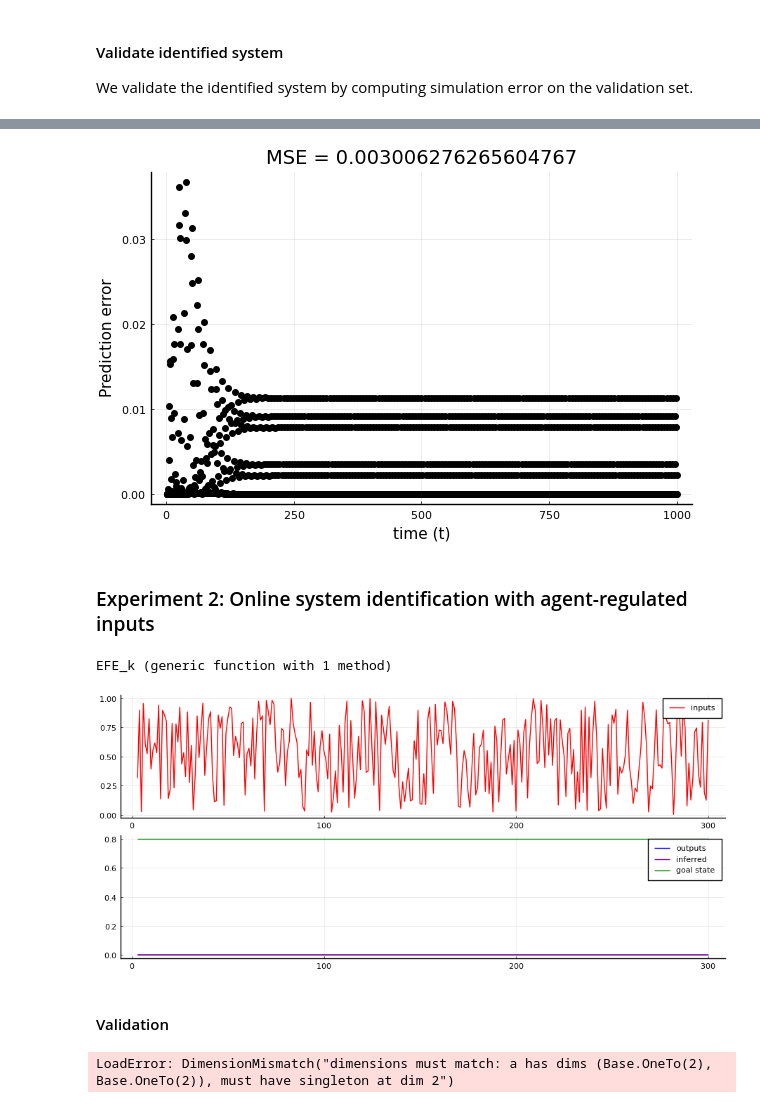
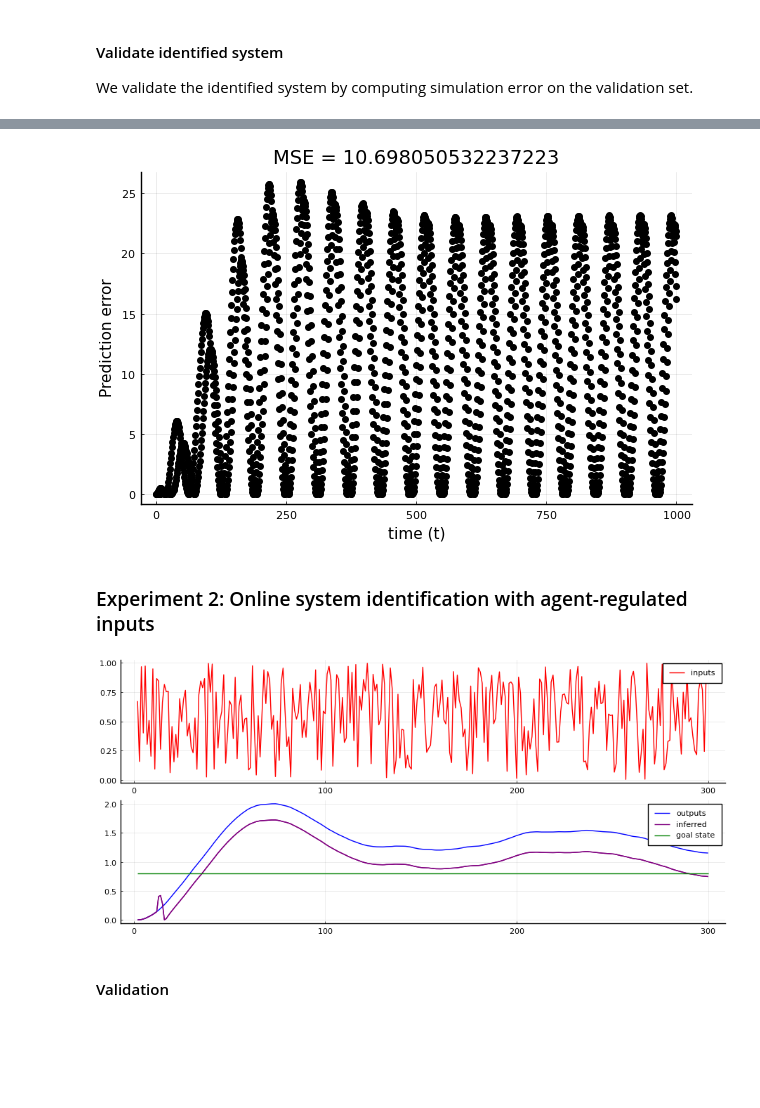
Before and after one commit to wmkouw/actinf-oscillator, a Jupyter notebook: demo_ActInf-GFX-oscillator.ipynb, the cells around one changed output, grey strips where cells are left out. Drawn from its saved outputs; the diff is of its cells as text; code cells hidden in the pictures; blank space fills up the shorter version.

```diff
--- a/demo_ActInf-GFX-oscillator.ipynb
+++ b/demo_ActInf-GFX-oscillator.ipynb
@@ -366,16 +408,16 @@ plot!(zoom, preds[1][zoom,1], label="simulation", color="blue")
 Plots.savefig(p23, "figures/simulations.png")
 # %%
 # Compute prediction error
-sq_pred_error = (preds[1] .- outputs_val).^2
+sq_pred_error = (preds[1] .- output_val).^2
 
 # Simulation error
 MSE_sim = mean(sq_pred_error)
 
 # Scatter error over time
 p24 = scatter(1:T_val, sq_pred_error, color="black", xlabel="time (t)", ylabel="Prediction error", label="")
 title!("MSE = "*string(MSE_sim))
 # %% [output]
-[figure, old version]
+[figure, new version]
 # %%
 Plots.savefig(p24, "figures/sim-errors.png")
 # %% [markdown]
@@ -384,10 +426,10 @@ Plots.savefig(p24, "figures/sim-errors.png")
 function EFE_k(action, prior_state, goal_state, model_params)
 
     # Unpack model parameters
-    θ, η, ζ, ξ = model_params
+    θ, η, τ, ξ = model_params
 
     # Process noise
-    Σ_z = inv(ζ) *[1. 0.; 0. 0.]
+    Σ_z = inv(τ) *[1. 0.; 0. 0.]
 
     # Helper matrices
     S = [0. 0.; 1. 0.]
@@ -416,9 +458,7 @@ function EFE_k(action, prior_state, goal_state, model_params)
 
     # Update loss.
     return risk + ambiguity
-end
+end;
-# %% [output]
-EFE_k (generic function with 1 method)
 # %%
 # Time horizon
 T = 300
@@ -515,14 +555,14 @@ est_states = (zeros(T,2), zeros(T,2,2))
 
 end
 # %%
-p1 = plot(3:T, inputs[3:T], color="red", label="inputs")
-p2 = plot(3:T, outputs[3:T], color="blue", label="outputs")
-plot!(3:T, est_states[1][3:T], color="purple", label="inferred")
-plot!(3:T, est_states[1][3:T], ribbon=[est_states[2][3:T], est_states[2][3:T]], color="purple", label="")
-plot!(3:T, goal_state[1]*ones(T-2,), color="green", label="goal state")
+p1 = plot(2:T, input[2:T], color="red", label="inputs")
+p2 = plot(2:T, output[2:T], color="blue", label="outputs")
+plot!(2:T, est_states[1][2:T], color="purple", label="inferred")
+plot!(2:T, est_states[1][2:T], ribbon=[est_states[2][2:T], est_states[2][2:T]], color="purple", label="")
+plot!(2:T, goal_state[1]*ones(T-2,), color="green", label="goal state")
 plot(p1, p2, layout=(2,1), size=(900,400))
 # %% [output]
-[figure, old version]
+[figure, new version]
 # %% [markdown]
 #### Validation
 # %%
@@ -534,25 +574,24 @@ inputs_val = cos.(range(1, stop=T_val)*π/6);
 # inputs_val = [mean(sin.(t./ (0.1:.1:6 .*π))) for t in 1:T_val];
 # %%
 # Preallocate arrays
-states_val = zeros(T_val,)
-outputs_val = zeros(T_val,)
+states_val = zeros(T_val,2)
+output_val = zeros(T_val,)
+
+# Convenience variables
+EA = (S + s*mn(marginals[:θ])')
+EB = s*mn(marginals[:η])
 
 # Preallocate prediction arrays
-preds = (zeros(T_val,), zeros(T_val,))
+preds = (zeros(T_val,2), zeros(T_val,2,2))
 
-@showprogress for k = 3:T_val
+@showprogress for k = 2:T_val
 
     # Simulate forward
-    outputs_val[k], states_val[k] = sim_sys(inputs_val[k], states_val[[k-1,k-2]], sys_params)
-
-    # Inferred prior states
-    z_kmin1 = preds[1][[k-1,k-2]]
+    output_val[k], states_val[k,:] = sim_sys(input_val[k], states_val[k-1,:], subs_params)
 
     # Posterior predictive
-    preds[1][k] = mn(marginals[:θ])'*z_kmin1 + mn(marginals[:η])*inputs_val[k]
-    preds[2][k] = z_kmin1'*pc(marginals[:θ])*z_kmin1 + inputs_val[k]'*pc(marginals[:η])*inputs_val[k] + mn(marginals[:ξ])
+    preds[1][k,:] = EA*preds[1][k-1,:] + EB*input_val[k]
+    preds[2][k,:,:] = EA'*preds[2][k-1,:,:]*EA + inv(mn(marginals[:τ]))*noisecov(Δt, dims=2)
 
 end
-# %% [output]
-LoadError: DimensionMismatch("dimensions must match: a has dims (Base.OneTo(2), Base.OneTo(2)), must have singleton at dim 2")
 # %%
```
Also changed, not shown: parts of 20 cells of this notebook, 3 other files.
